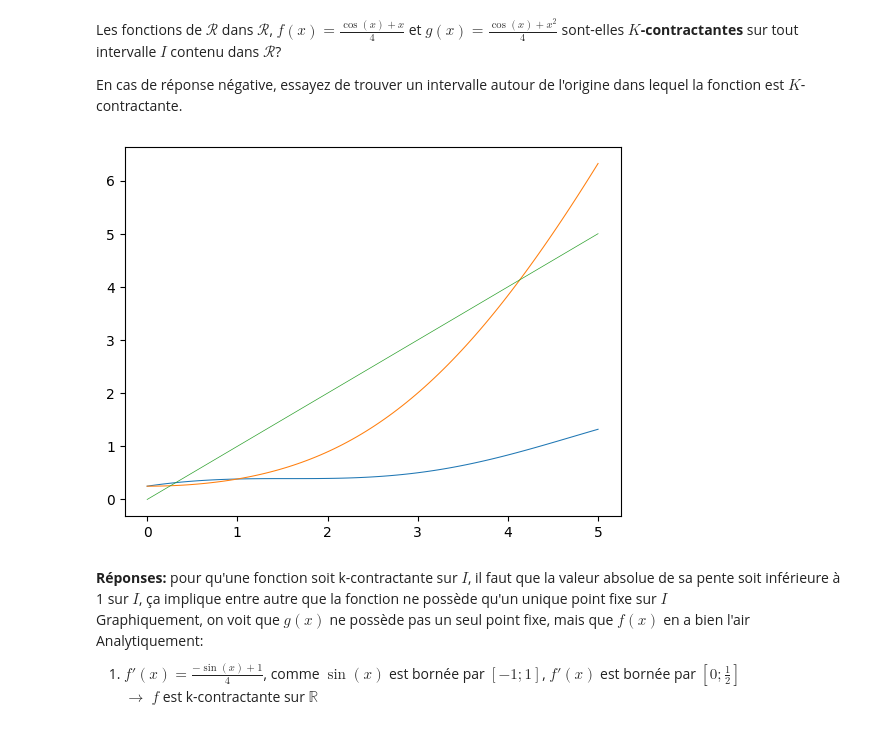
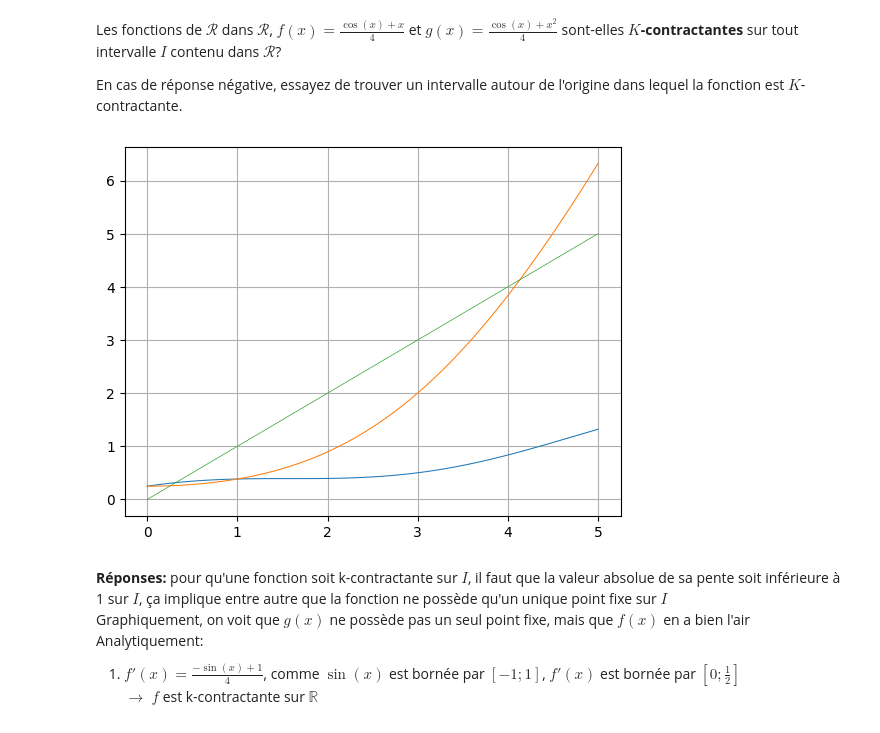
Before and after one commit to mightykatun/epfl-icc-man, a Jupyter notebook: Series/Serie_11/Serie_11.ipynb, the cells around one changed output. Cells and saved outputs as stored; diff of their text form; code cells hidden in the pictures.

```diff
--- a/Series/Serie_11/Serie_11.ipynb
+++ b/Series/Serie_11/Serie_11.ipynb
@@ -93,10 +93,11 @@ En cas de réponse négative, essayez de trouver un intervalle autour de l'origi
 # %%
 plt.plot(x:=np.linspace(0, 5, 100), (lambda x: (np.cos(x) + x)/4)(x), linewidth=0.75)
 plt.plot(x, (lambda x: (np.cos(x) + x**2)/4)(x), linewidth=0.75)
 plt.plot(x, x, linewidth=0.5)
+plt.grid()
 plt.show()
 # %% [output]
-[figure, old version]
+[figure, new version]
 # %% [markdown]
 **Réponses:** pour qu'une fonction soit k-contractante sur $I$, il faut que la valeur absolue de sa pente soit inférieure à 1 sur $I$, ça implique entre autre que la fonction ne possède qu'un unique point fixe sur $I$\
 Graphiquement, on voit que $g(x)$ ne possède pas un seul point fixe, mais que $f(x)$ en a bien l'air\
```
Also changed, not shown: parts of 1 cell of this notebook.
